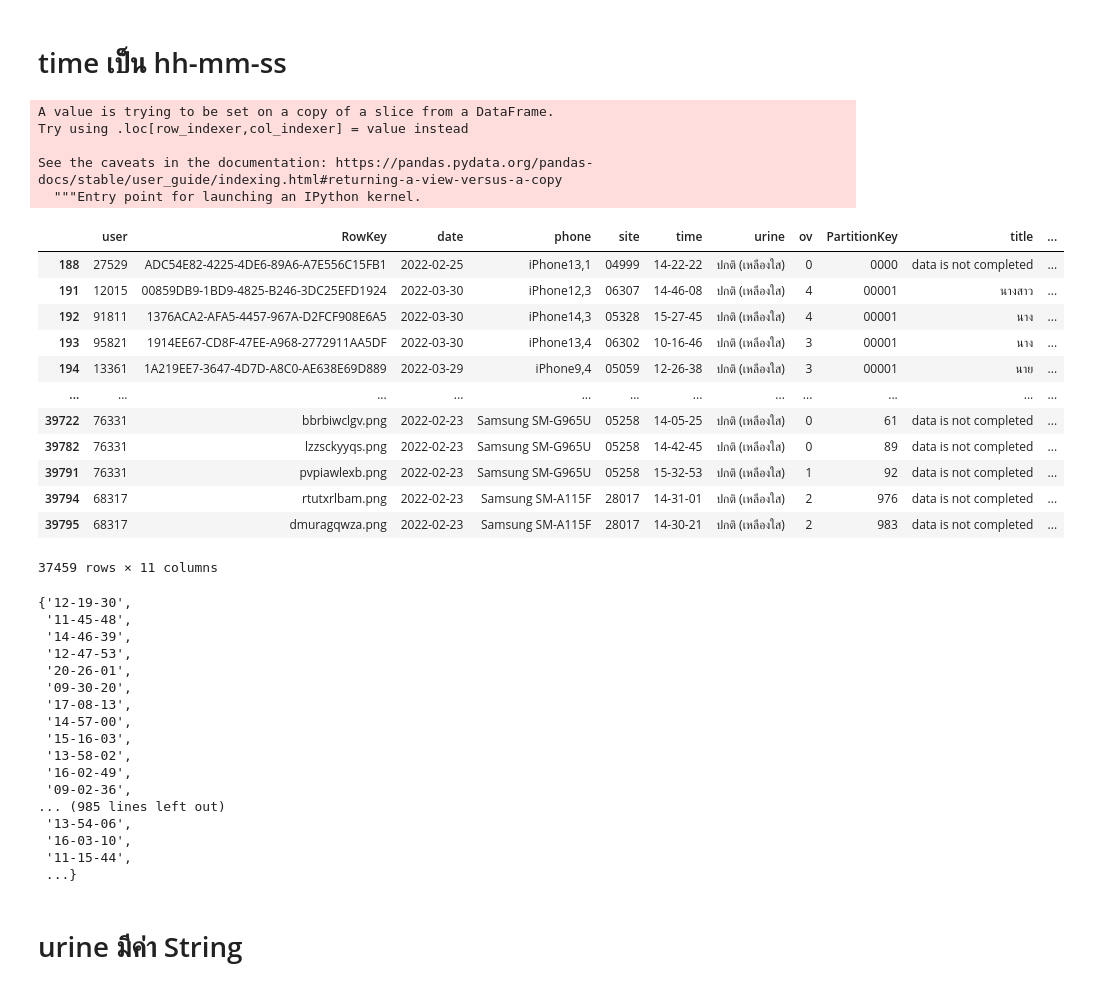
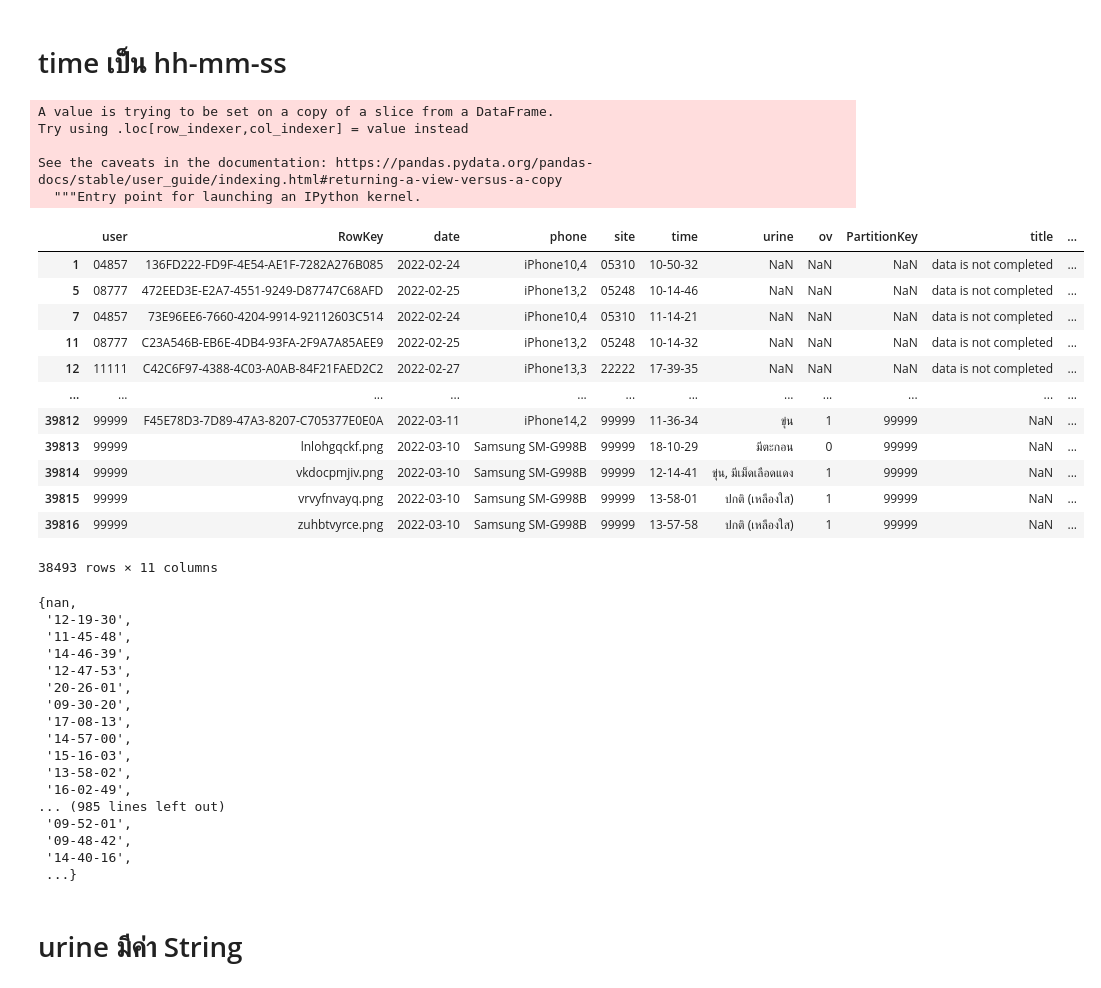
Before and after one commit to 6230204351/data_viz_2022, a Jupyter notebook: Final_Exam.ipynb, the cells around one changed output. Saved outputs shown, nothing was run; the diff lists cells and outputs as text; code cells hidden in the pictures.

```diff
--- a/Final_Exam.ipynb
+++ b/Final_Exam.ipynb
@@ -259,7 +270,7 @@ data_alldb.shape
 # %% [markdown]
 # site เป็นตัวเลข 5 หลัก (ตัวเลขเท่านั้น)
 # %%
-data_alldb1 = data_alldb[(data_all['site'].astype(str).str.isdigit())& (data_all['site'].str.len() == 5)]
+data_alldb = data_alldb[(data_all['site'].astype(str).str.isdigit())& (data_all['site'].str.len() == 5)]
 data_alldb
 # %% [output]
 |  | user | RowKey | date | phone | site | time | urine | ov | PartitionKey | title | ... |
@@ -298,31 +309,32 @@ set(data_alldb1['site'])
 # %% [markdown]
 # time เป็น hh-mm-ss
 # %%
-data_alldb1['time']=data_alldb1['time'].replace(':','-',regex=True)
-data_alldb1
+data_alldb['time']=data_alldb['time'].replace(':','-',regex=True)
+data_alldb
 # %% [output]
 A value is trying to be set on a copy of a slice from a DataFrame.
 Try using .loc[row_indexer,col_indexer] = value instead
 
 See the caveats in the documentation: https://pandas.pydata.org/pandas-docs/stable/user_guide/indexing.html#returning-a-view-versus-a-copy
   """Entry point for launching an IPython kernel.
 |  | user | RowKey | date | phone | site | time | urine | ov | PartitionKey | title | ... |
-| 188 | 27529 | ADC54E82-4225-4DE6-89A6-A7E556C15FB1 | 2022-02-25 | iPhone13,1 | 04999 | 14-22-22 | ปกติ (เหลืองใส) | 0 | 0000 | data is not completed | ... |
-| 191 | 12015 | 00859DB9-1BD9-4825-B246-3DC25EFD1924 | 2022-03-30 | iPhone12,3 | 06307 | 14-46-08 | ปกติ (เหลืองใส) | 4 | 00001 | นางสาว | ... |
-| 192 | 91811 | 1376ACA2-AFA5-4457-967A-D2FCF908E6A5 | 2022-03-30 | iPhone14,3 | 05328 | 15-27-45 | ปกติ (เหลืองใส) | 4 | 00001 | นาง | ... |
-| 193 | 95821 | 1914EE67-CD8F-47EE-A968-2772911AA5DF | 2022-03-30 | iPhone13,4 | 06302 | 10-16-46 | ปกติ (เหลืองใส) | 3 | 00001 | นาง | ... |
-| 194 | 13361 | 1A219EE7-3647-4D7D-A8C0-AE638E69D889 | 2022-03-29 | iPhone9,4 | 05059 | 12-26-38 | ปกติ (เหลืองใส) | 3 | 00001 | นาย | ... |
+| 1 | 04857 | 136FD222-FD9F-4E54-AE1F-7282A276B085 | 2022-02-24 | iPhone10,4 | 05310 | 10-50-32 | NaN | NaN | NaN | data is not completed | ... |
+| 5 | 08777 | 472EED3E-E2A7-4551-9249-D87747C68AFD | 2022-02-25 | iPhone13,2 | 05248 | 10-14-46 | NaN | NaN | NaN | data is not completed | ... |
+| 7 | 04857 | 73E96EE6-7660-4204-9914-92112603C514 | 2022-02-24 | iPhone10,4 | 05310 | 11-14-21 | NaN | NaN | NaN | data is not completed | ... |
+| 11 | 08777 | C23A546B-EB6E-4DB4-93FA-2F9A7A85AEE9 | 2022-02-25 | iPhone13,2 | 05248 | 10-14-32 | NaN | NaN | NaN | data is not completed | ... |
+| 12 | 11111 | C42C6F97-4388-4C03-A0AB-84F21FAED2C2 | 2022-02-27 | iPhone13,3 | 22222 | 17-39-35 | NaN | NaN | NaN | data is not completed | ... |
 | ... | ... | ... | ... | ... | ... | ... | ... | ... | ... | ... | ... |
-| 39722 | 76331 | bbrbiwclgv.png | 2022-02-23 | Samsung SM-G965U | 05258 | 14-05-25 | ปกติ (เหลืองใส) | 0 | 61 | data is not completed | ... |
-| 39782 | 76331 | lzzsckyyqs.png | 2022-02-23 | Samsung SM-G965U | 05258 | 14-42-45 | ปกติ (เหลืองใส) | 0 | 89 | data is not completed | ... |
-| 39791 | 76331 | pvpiawlexb.png | 2022-02-23 | Samsung SM-G965U | 05258 | 15-32-53 | ปกติ (เหลืองใส) | 1 | 92 | data is not completed | ... |
-| 39794 | 68317 | rtutxrlbam.png | 2022-02-23 | Samsung SM-A115F | 28017 | 14-31-01 | ปกติ (เหลืองใส) | 2 | 976 | data is not completed | ... |
-| 39795 | 68317 | dmuragqwza.png | 2022-02-23 | Samsung SM-A115F | 28017 | 14-30-21 | ปกติ (เหลืองใส) | 2 | 983 | data is not completed | ... |
+| 39812 | 99999 | F45E78D3-7D89-47A3-8207-C705377E0E0A | 2022-03-11 | iPhone14,2 | 99999 | 11-36-34 | ขุ่น | 1 | 99999 | NaN | ... |
+| 39813 | 99999 | lnlohgqckf.png | 2022-03-10 | Samsung SM-G998B | 99999 | 18-10-29 | มีตะกอน | 0 | 99999 | NaN | ... |
+| 39814 | 99999 | vkdocpmjiv.png | 2022-03-10 | Samsung SM-G998B | 99999 | 12-14-41 | ขุ่น, มีเม็ดเลือดแดง | 1 | 99999 | NaN | ... |
+| 39815 | 99999 | vrvyfnvayq.png | 2022-03-10 | Samsung SM-G998B | 99999 | 13-58-01 | ปกติ (เหลืองใส) | 1 | 99999 | NaN | ... |
+| 39816 | 99999 | zuhbtvyrce.png | 2022-03-10 | Samsung SM-G998B | 99999 | 13-57-58 | ปกติ (เหลืองใส) | 1 | 99999 | NaN | ... |
-37459 rows × 11 columns
+38493 rows × 11 columns
 # %%
-set(data_alldb1['time'])
+set(data_alldb['time'])
 # %% [output]
-{'12-19-30',
+{nan,
+ '12-19-30',
  '11-45-48',
  '14-46-39',
  '12-47-53',
@@ -333,11 +345,10 @@ set(data_alldb1['time'])
  '15-16-03',
  '13-58-02',
  '16-02-49',
- '09-02-36',
 ... (985 lines left out)
- '13-54-06',
- '16-03-10',
- '11-15-44',
+ '09-52-01',
+ '09-48-42',
+ '14-40-16',
  ...}
 # %% [markdown]
 # urine มีค่า String
```
Also changed, not shown: parts of 41 cells of this notebook.
